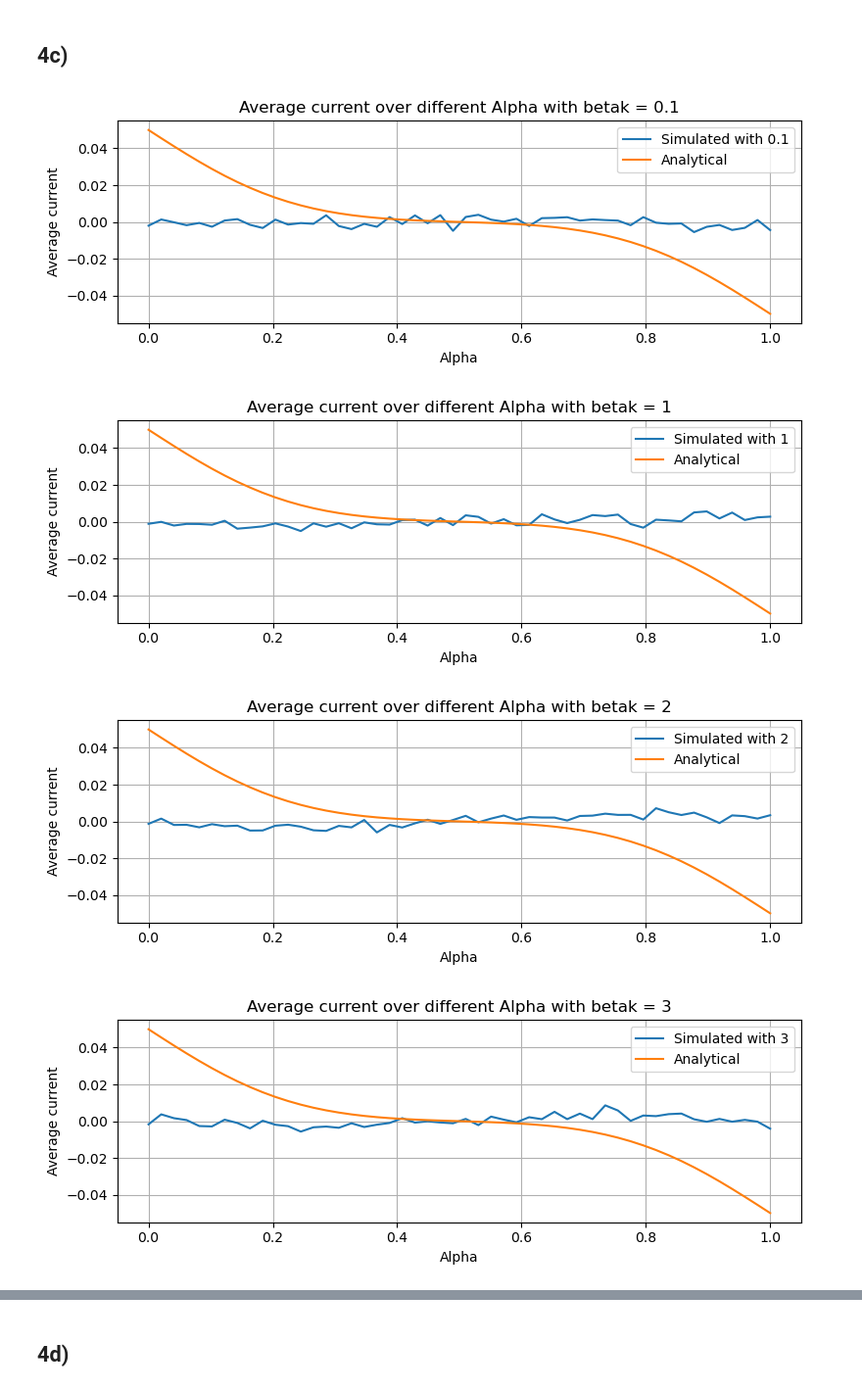
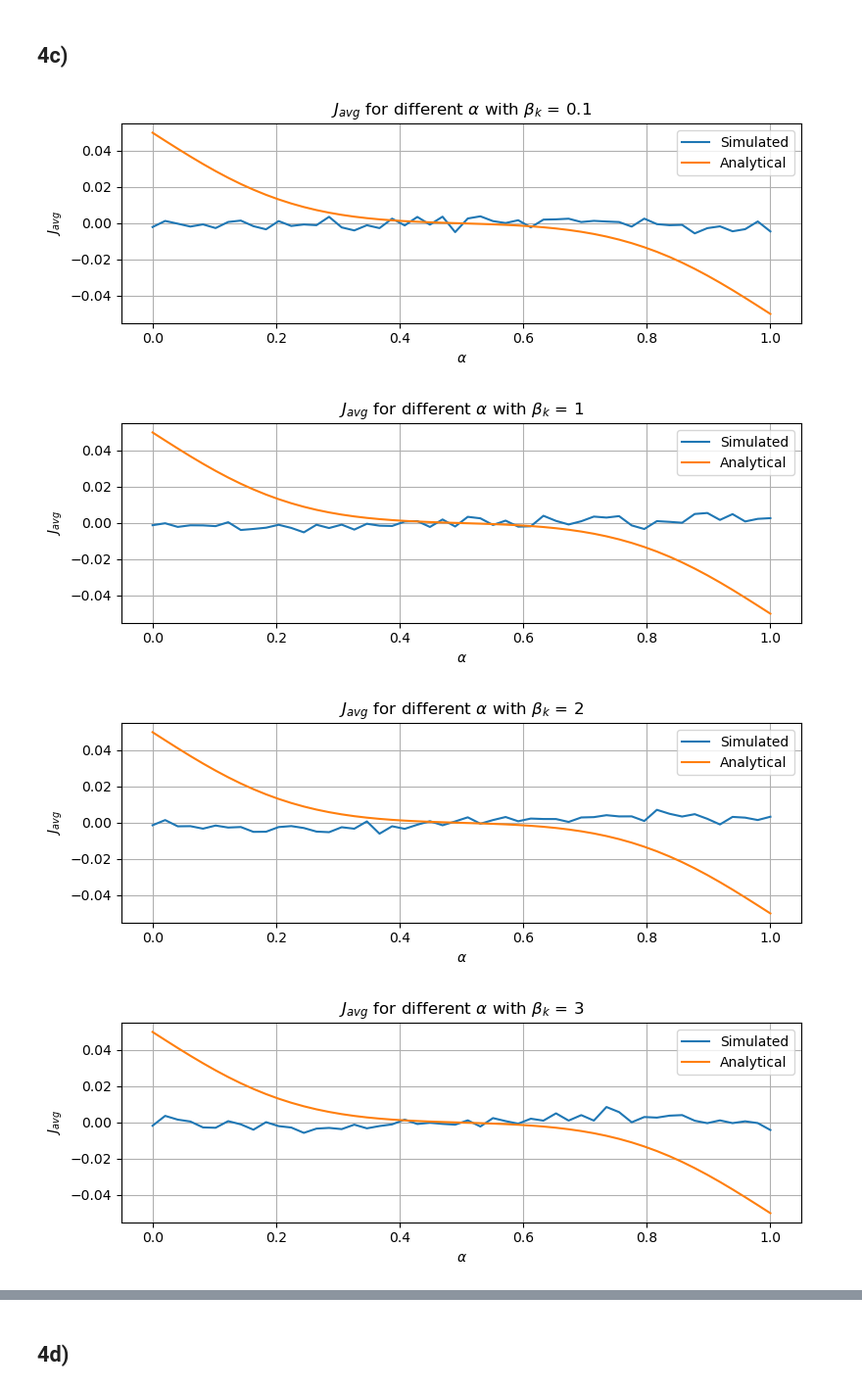
Before and after one commit to Benj181/VitBerProject01, a Jupyter notebook: rapport.ipynb, the cells around one changed output, grey strips where cells are left out. Shown: that part at 98% size. Cells and saved outputs as stored; diff of their text form; code cells hidden in the pictures.

```diff
--- a/rapport.ipynb
+++ b/rapport.ipynb
@@ -871,24 +868,24 @@ def opg4cSim(N_p, betak):
 # %%
 # generateData(N_x * 12, opg4c=True)
 T_p = 500
 N_x = 100
 alphaList = np.linspace(0, 1, 50)
 betakList = [0.1, 1, 2, 3, 5, 10]
 averageCurrents = getData("opg4c")
 
 for i, averageCurrent in enumerate(averageCurrents):
     plt.figure(figsize=(8, 3))
-    plt.plot(alphaList, averageCurrent, label=f"Simulated with {betakList[i]}")
+    plt.plot(alphaList, averageCurrent, label=r"Simulated")
     plt.plot(alphaList, [analyticalAverageCurrent(alpha, T_p, N_x) for alpha in alphaList], label="Analytical")
-    plt.xlabel("Alpha")
-    plt.ylabel("Average current")
-    plt.title(f"Average current over different Alpha with betak = {betakList[i]}")
+    plt.xlabel(r"$\alpha$")
+    plt.ylabel(r"$J_{avg}$")
+    plt.title(r"$J_{avg}$ for different $\alpha$ with $\beta_{k}$ = " + f"{betakList[i]}")
     plt.grid()
     plt.legend()
     plt.tight_layout()
     plt.show()
 # %% [output]
-[figure, old version]
+[figure, new version]
-[figure, old version]
+[figure, new version]
-[figure, old version]
+[figure, new version]
-[figure, old version]
+[figure, new version]
```
Also changed, not shown: parts of 20 cells of this notebook.
